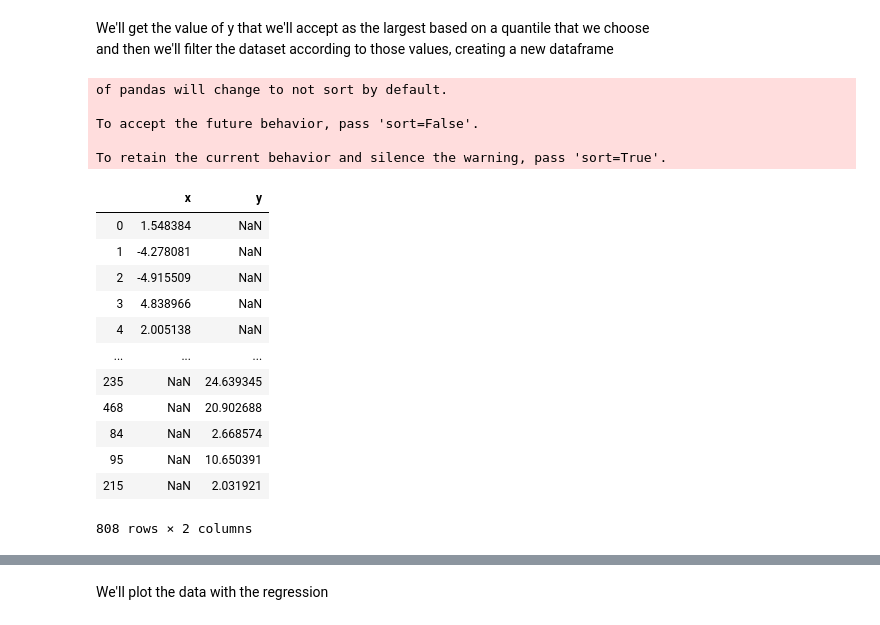
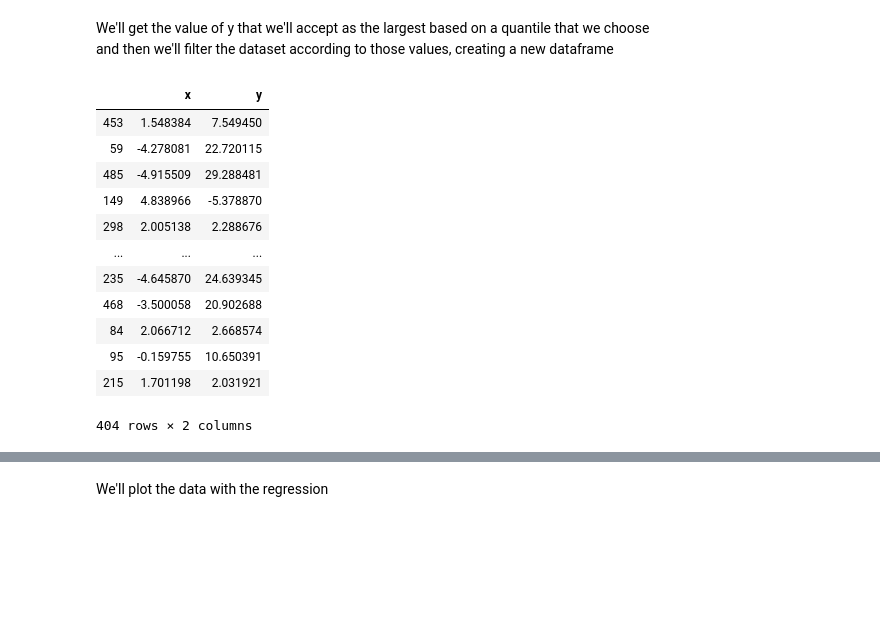
Before and after one commit to dbanach/JupyterNotebooks, a Jupyter notebook: Modeling/Regression_Exercise_1.ipynb, the cells around one changed output, grey strips where cells are left out. Cells and saved outputs as stored; diff of their text form; code cells hidden in the pictures; blank space fills up the shorter version.

```diff
--- a/Modeling/Regression_Exercise_1.ipynb
+++ b/Modeling/Regression_Exercise_1.ipynb
@@ -158,30 +158,22 @@ and then we'll filter the dataset according to those values, creating a new data
 # %%
 QUANTILE_VALUE = 0.95
 q = df['y'].quantile(QUANTILE_VALUE)
 from sklearn.model_selection import train_test_split
-x = df['x']
-y = df['y']
-X = x[:,None]
-X_train, X_test, y_train, y_test = train_test_split(X,y,random_state=77,test_size=.2)
-train_set = pd.concat([pd.DataFrame(X_train,columns=['x']),pd.DataFrame(y_train,columns=['y'])])
-display(train_set)
-new_X_train =train_set[train_set["y"] < q]
+
+train , test = train_test_split(df,random_state=77,test_size=.2)
+display(train)
+train =train[train["y"] < q]
 # %% [output]
+|  | x | y |
+| 453 | 1.548384 | 7.549450 |
+| 59 | -4.278081 | 22.720115 |
+| 485 | -4.915509 | 29.288481 |
+| 149 | 4.838966 | -5.378870 |
+| 298 | 2.005138 | 2.288676 |
+| ... | ... | ... |
+| 235 | -4.645870 | 24.639345 |
+| 468 | -3.500058 | 20.902688 |
+| 84 | 2.066712 | 2.668574 |
+| 95 | -0.159755 | 10.650391 |
+| 215 | 1.701198 | 2.031921 |
-of pandas will change to not sort by default.
-
-To accept the future behavior, pass 'sort=False'.
-
-To retain the current behavior and silence the warning, pass 'sort=True'.
+404 rows × 2 columns
-|  | x | y |
-| 0 | 1.548384 | NaN |
-| 1 | -4.278081 | NaN |
-| 2 | -4.915509 | NaN |
-| 3 | 4.838966 | NaN |
-| 4 | 2.005138 | NaN |
-| ... | ... | ... |
-| 235 | NaN | 24.639345 |
-| 468 | NaN | 20.902688 |
-| 84 | NaN | 2.668574 |
-| 95 | NaN | 10.650391 |
-| 215 | NaN | 2.031921 |
-808 rows × 2 columns
```
Also changed, not shown: parts of 12 cells of this notebook.
